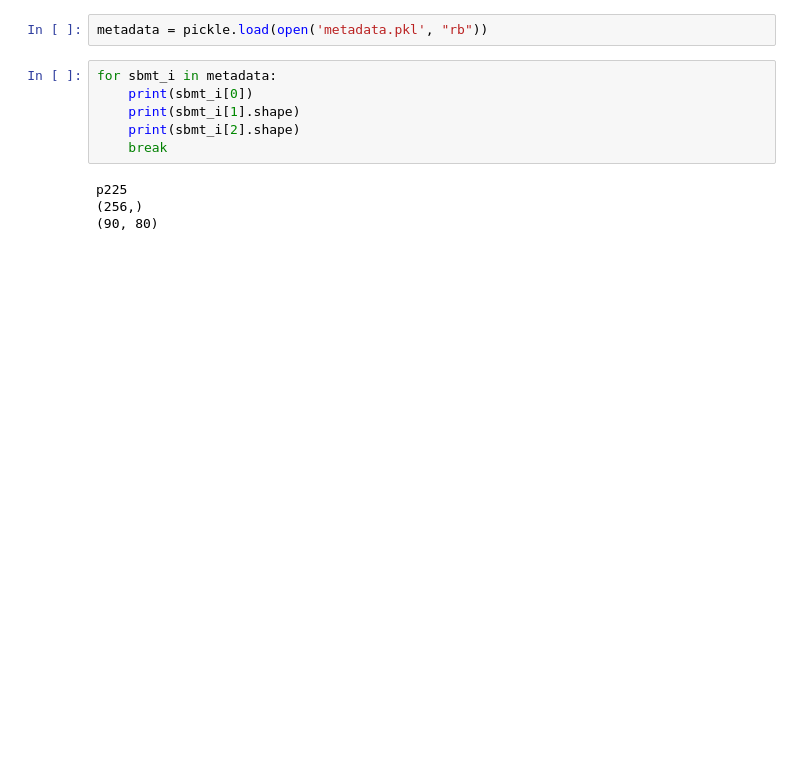
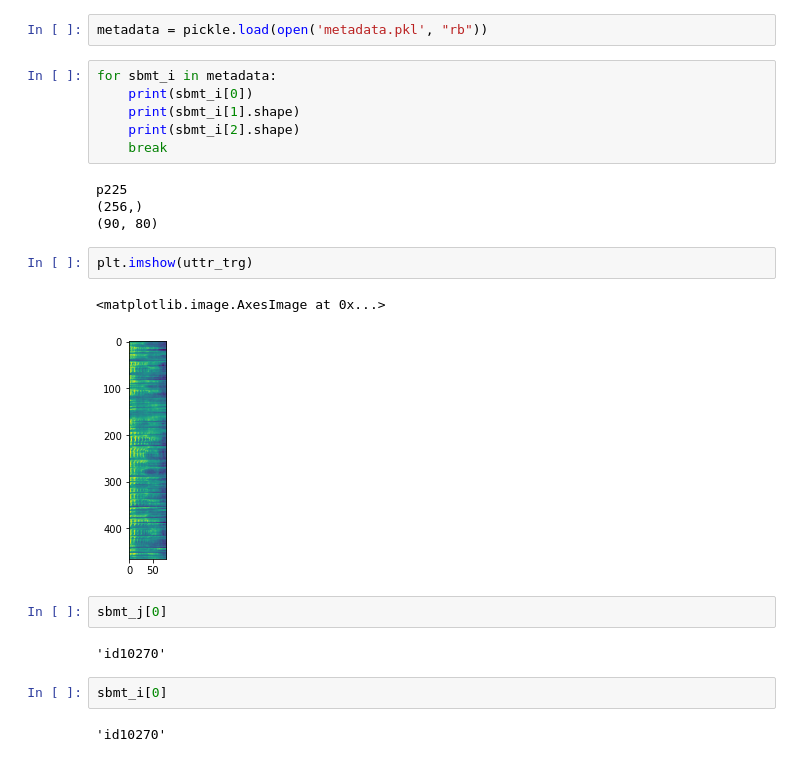
Before and after one commit to niral28/generative-vc, a Jupyter notebook: autovc/conversion-Copy1.ipynb, the cells around one changed output. Saved outputs shown, nothing was run; the diff lists cells and outputs as text; blank space fills up the shorter version.

```diff
--- a/autovc/conversion-Copy1.ipynb
+++ b/autovc/conversion-Copy1.ipynb
@@ -67,3 +83,16 @@ for sbmt_i in metadata:
 p225
 (256,)
 (90, 80)
+# %%
+plt.imshow(uttr_trg)
+# %% [output]
+<matplotlib.image.AxesImage at 0x...>
+[figure, added]
+# %%
+sbmt_j[0]
+# %% [output]
+'id10270'
+# %%
+sbmt_i[0]
+# %% [output]
+'id10270'
```
Also changed, not shown: parts of 1 cell of this notebook, 34 other files.
